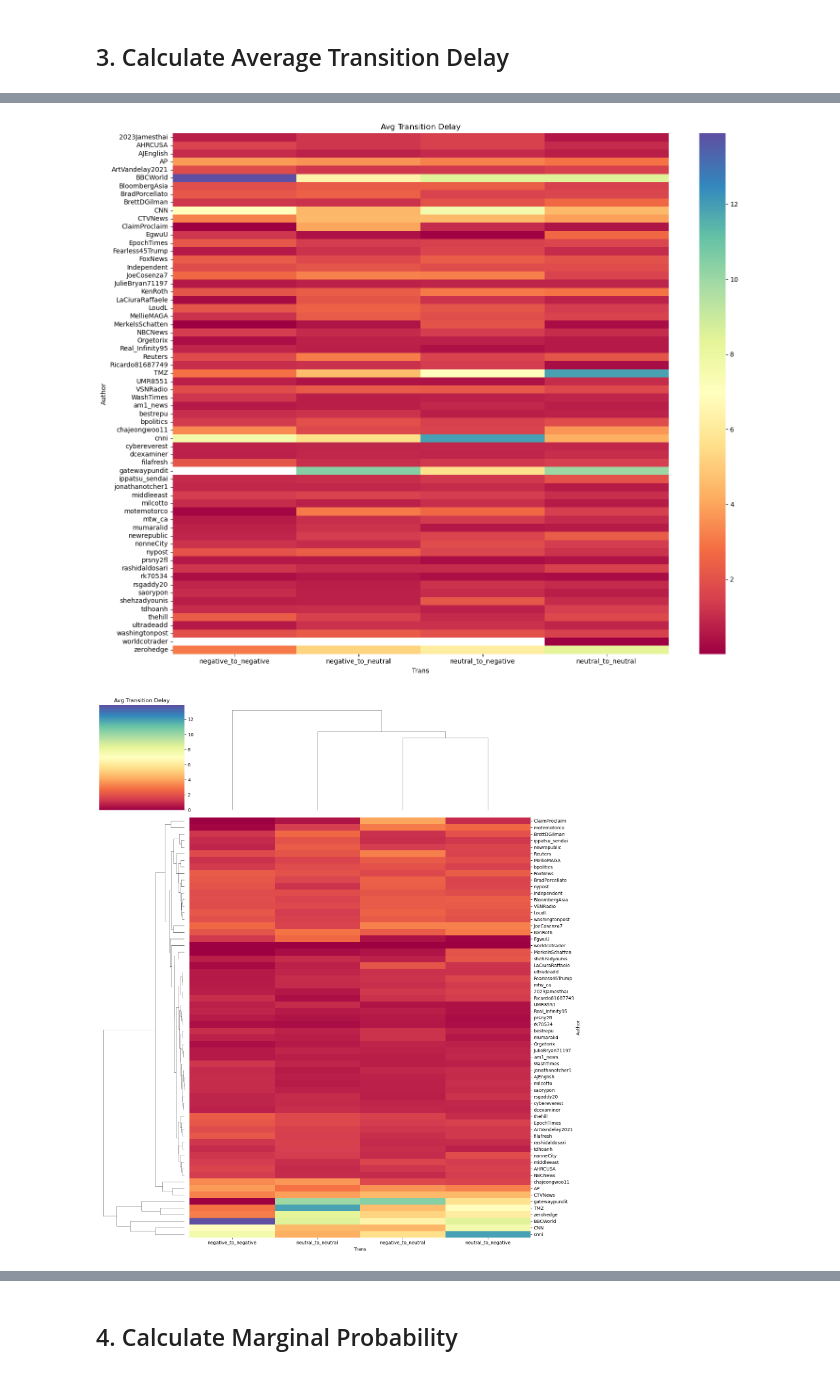
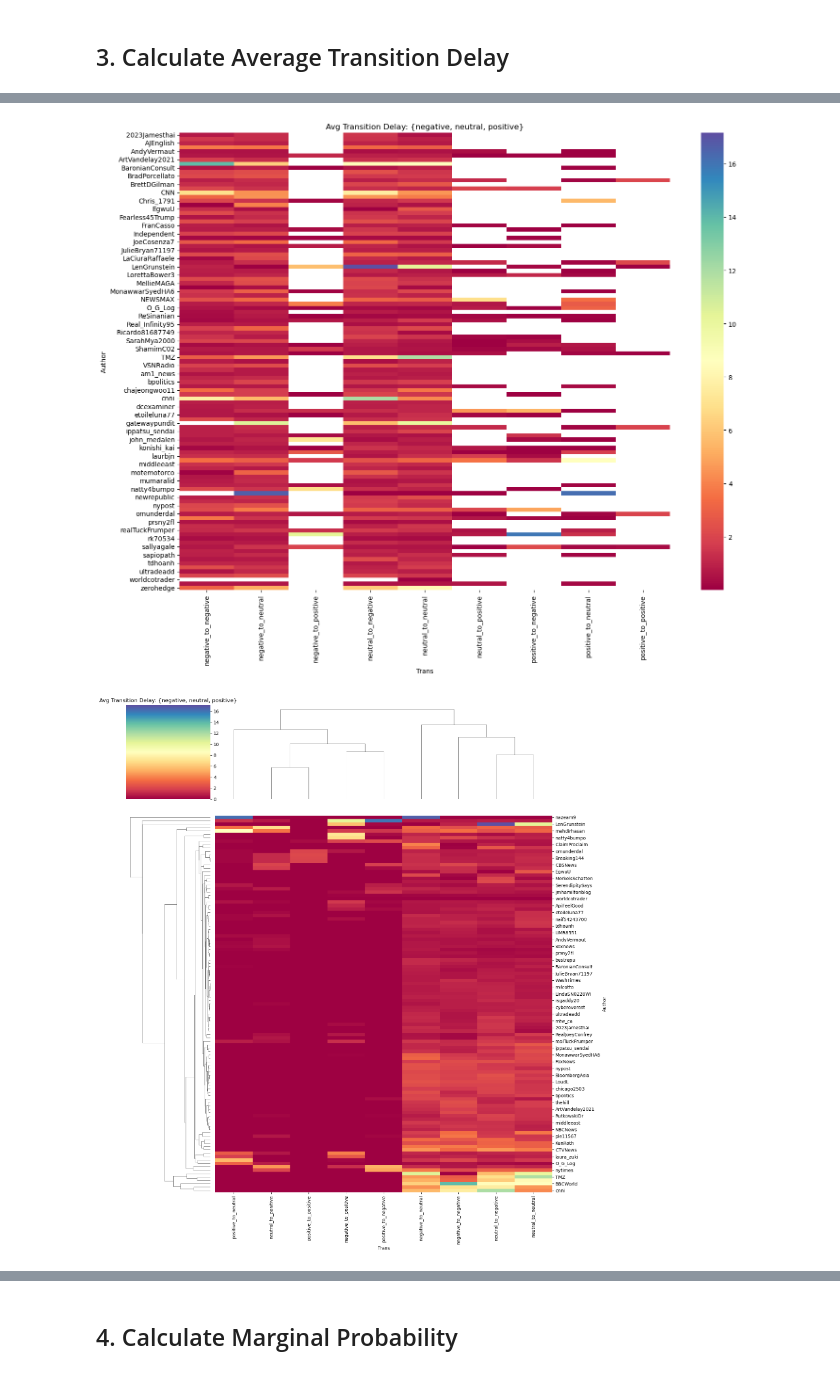
Before and after one commit to XiaoxiaChampon/Kronos, a Jupyter notebook: Source/Python/DataPreprocessing.ipynb, the cells around one changed output, grey strips where cells are left out. Drawn from its saved outputs; the diff is of its cells as text; code cells hidden in the pictures.

Commit message:
added funciton to generate transition times

```diff
--- a/Source/Python/DataPreprocessing.ipynb
+++ b/Source/Python/DataPreprocessing.ipynb
@@ -51,8 +51,3 @@ datadf
 35258 rows × 3 columns
 # %% [markdown]
 ### 2.2. Filter the SENTIMENTS ( e.g. remove Positive sentiment )
-# %%
-# remove positive sentiment for now by removing all authors who have positive sentiments
-positive_authors = set(datadf[datadf["Sentiment"] == "positive"]["Author"].unique())
-datadf.drop(datadf[datadf["Author"].isin(positive_authors)].index, inplace=True)
-datadf
@@ -140,19 +129,19 @@ avg_trans_delay
 # %%
 fig, ax = plt.subplots(figsize=(15,12))
 sns.heatmap(avg_trans_delay, cmap=sns.color_palette("Spectral", as_cmap=True))
-plt.title("Avg Transition Delay")
+plt.title(f"Avg Transition Delay: {{{sentiment_titles}}}")
 plt.tight_layout()
-plt.savefig(f"Average_Transition_Delay_Heatmap_{sentiments}.png")
+plt.savefig(f"./output_figures/Average_Transition_Delay_Heatmap_{sentiments}.png")
 plt.show()
 # %% [output]
-[figure, old version]
+[figure, new version]
 # %%
 sns.clustermap(avg_trans_delay.fillna(0), figsize=(15,17), cmap=sns.color_palette("Spectral", as_cmap=True))
-plt.title("Avg Transition Delay")
+plt.title(f"Avg Transition Delay: {{{sentiment_titles}}}")
 plt.tight_layout()
-plt.savefig(f"Average_Transition_Delay_Clusterplot_{sentiments}.png")
+plt.savefig(f"./output_figures/Average_Transition_Delay_Clusterplot_{sentiments}.png")
 plt.show()
 # %% [output]
-[figure, old version]
+[figure, new version]
 # %%
 for binv in [25, 100]:
```
Also changed, not shown: parts of 18 cells of this notebook.
